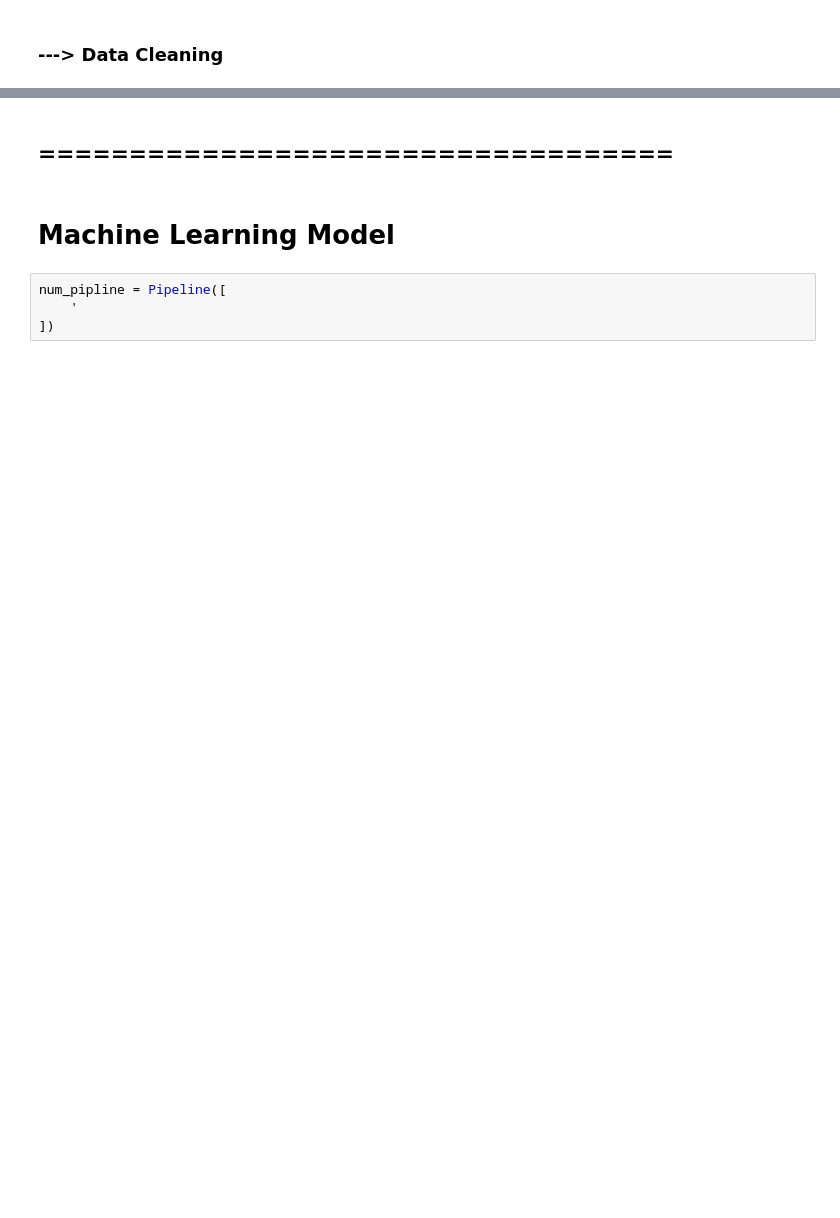
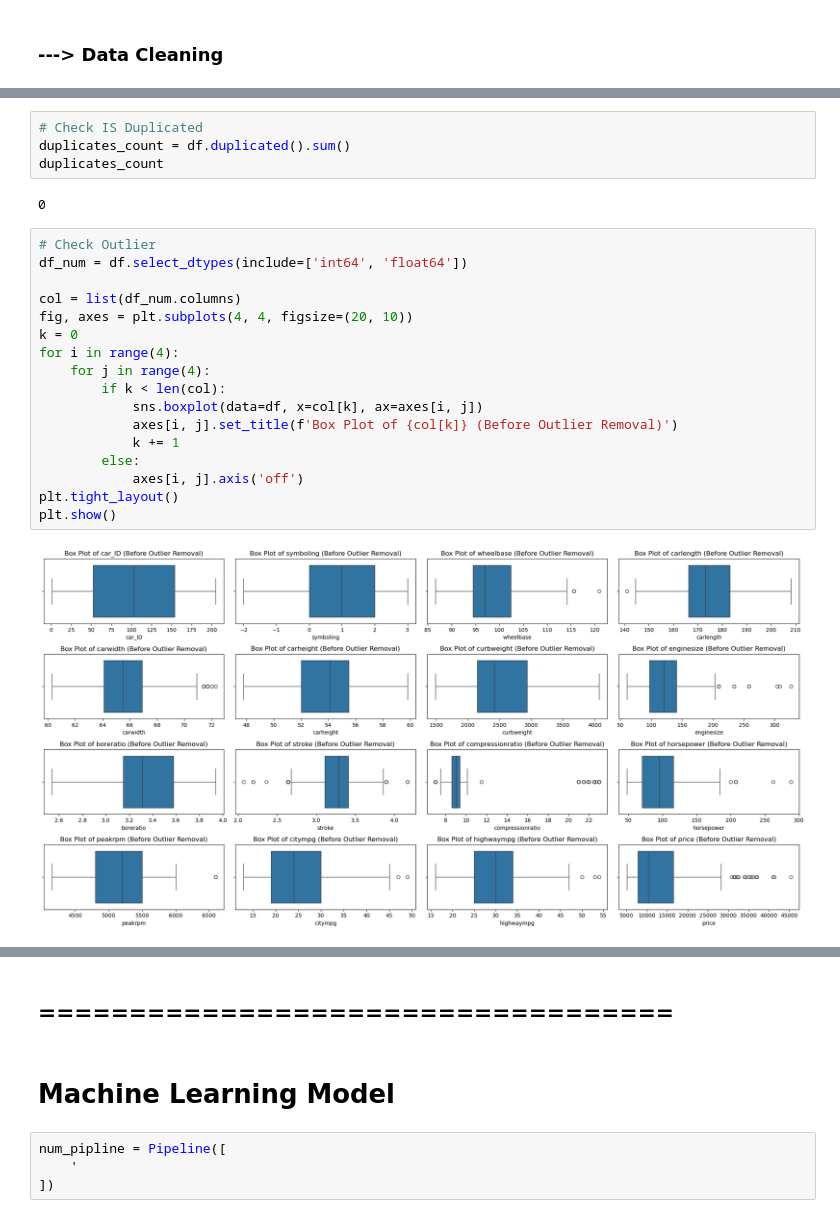
Before and after one commit to Mohamed66Hemdan/Car_Price_Predection, a Jupyter notebook: Car_Price_Predection.ipynb, the cells around one changed output, grey strips where cells are left out. Cells and saved outputs as stored; diff of their text form; blank space fills up the shorter version.

```diff
--- a/Car_Price_Predection.ipynb
+++ b/Car_Price_Predection.ipynb
@@ -79,0 +163,25 @@ df.describe().T
+# %%
+# Check IS Duplicated
+duplicates_count = df.duplicated().sum()
+duplicates_count
+# %% [output]
+0
+# %%
+# Check Outlier
+df_num = df.select_dtypes(include=['int64', 'float64'])
+
+col = list(df_num.columns)
+fig, axes = plt.subplots(4, 4, figsize=(20, 10))
+k = 0
+for i in range(4):
+    for j in range(4):
+        if k < len(col):
+            sns.boxplot(data=df, x=col[k], ax=axes[i, j])
+            axes[i, j].set_title(f'Box Plot of {col[k]} (Before Outlier Removal)')
+            k += 1
+        else:
+            axes[i, j].axis('off')
+plt.tight_layout()
+plt.show()
+# %% [output]
+[figure, added]
```
Also changed, not shown: parts of 11 cells of this notebook.
